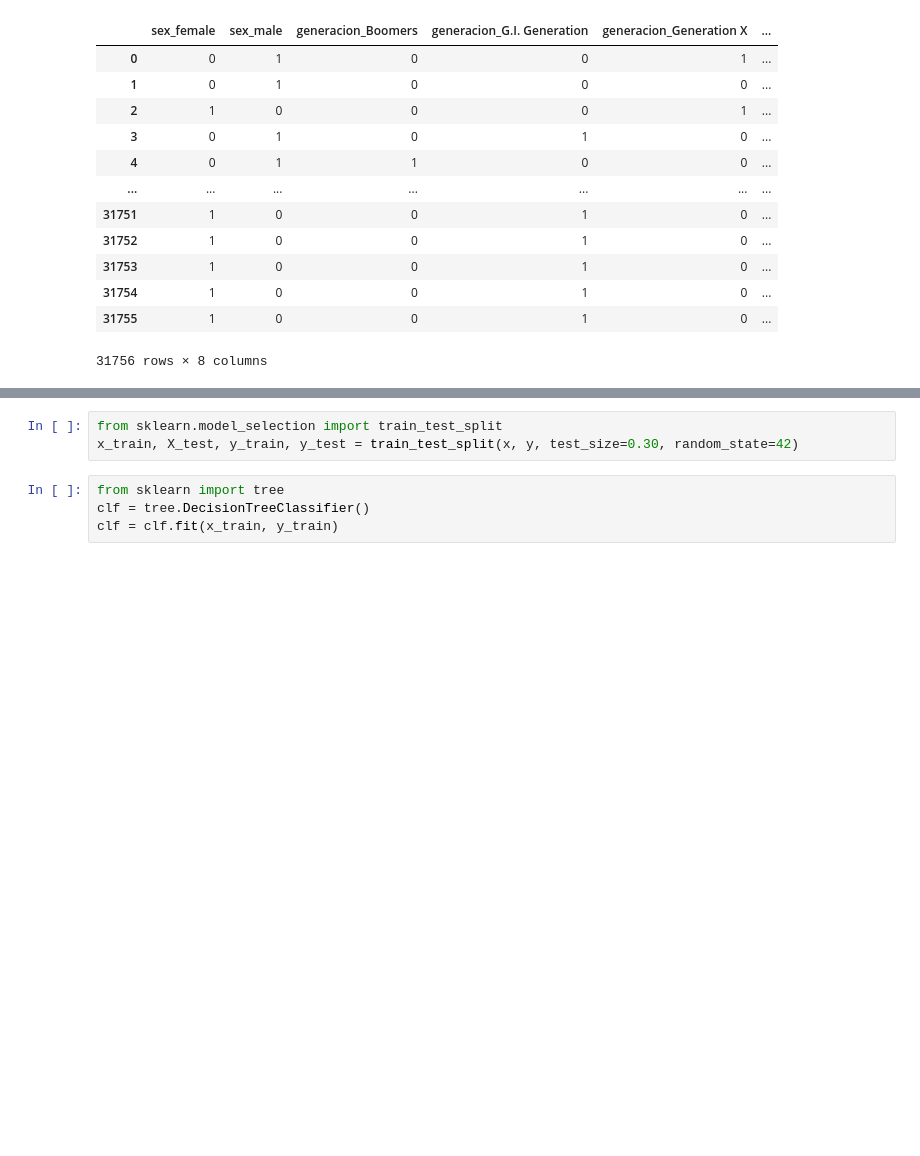
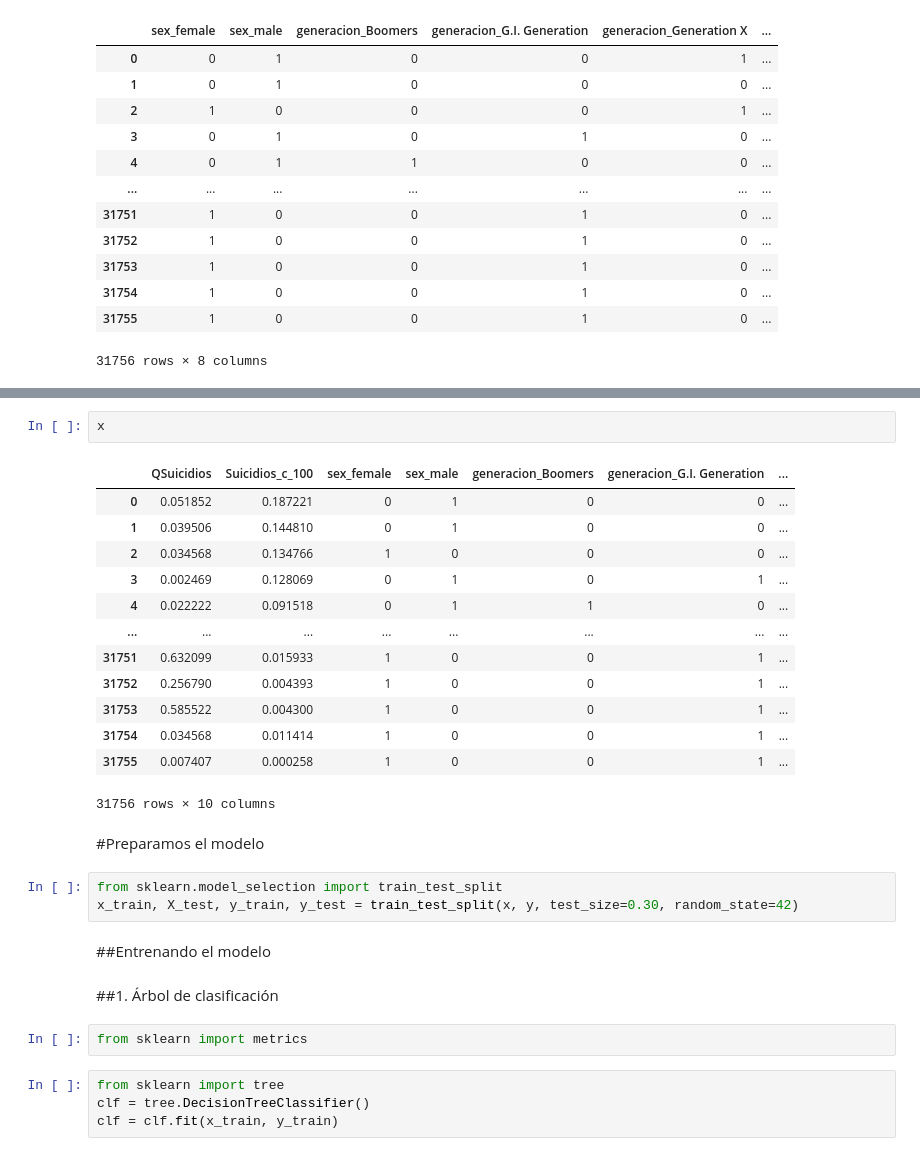
Before and after one commit to chrisdato/entrega_final, a Jupyter notebook: ProyectoFinal_ChristianTovar.ipynb, the cells around one changed output, grey strips where cells are left out. Saved outputs shown, nothing was run; the diff lists cells and outputs as text; blank space fills up the shorter version.

```diff
--- a/ProyectoFinal_ChristianTovar.ipynb
+++ b/ProyectoFinal_ChristianTovar.ipynb
@@ -368,6 +424,30 @@ y= df_nu['age']
+# %%
+x
+# %% [output]
+|  | QSuicidios | Suicidios_c_100 | sex_female | sex_male | generacion_Boomers | generacion_G.I. Generation | ... |
+| 0 | 0.051852 | 0.187221 | 0 | 1 | 0 | 0 | ... |
+| 1 | 0.039506 | 0.144810 | 0 | 1 | 0 | 0 | ... |
+| 2 | 0.034568 | 0.134766 | 1 | 0 | 0 | 0 | ... |
+| 3 | 0.002469 | 0.128069 | 0 | 1 | 0 | 1 | ... |
+| 4 | 0.022222 | 0.091518 | 0 | 1 | 1 | 0 | ... |
+| ... | ... | ... | ... | ... | ... | ... | ... |
+| 31751 | 0.632099 | 0.015933 | 1 | 0 | 0 | 1 | ... |
+| 31752 | 0.256790 | 0.004393 | 1 | 0 | 0 | 1 | ... |
+| 31753 | 0.585522 | 0.004300 | 1 | 0 | 0 | 1 | ... |
+| 31754 | 0.034568 | 0.011414 | 1 | 0 | 0 | 1 | ... |
+| 31755 | 0.007407 | 0.000258 | 1 | 0 | 0 | 1 | ... |
+31756 rows × 10 columns
+# %% [markdown]
+#Preparamos el modelo
 # %%
 from sklearn.model_selection import train_test_split
 x_train, X_test, y_train, y_test = train_test_split(x, y, test_size=0.30, random_state=42)
+# %% [markdown]
+##Entrenando el modelo
+# %% [markdown]
+##1. Árbol de clasificación
+# %%
+from sklearn import metrics
 # %%
 from sklearn import tree
 clf = tree.DecisionTreeClassifier()
```
Also changed, not shown: parts of 50 cells of this notebook.
